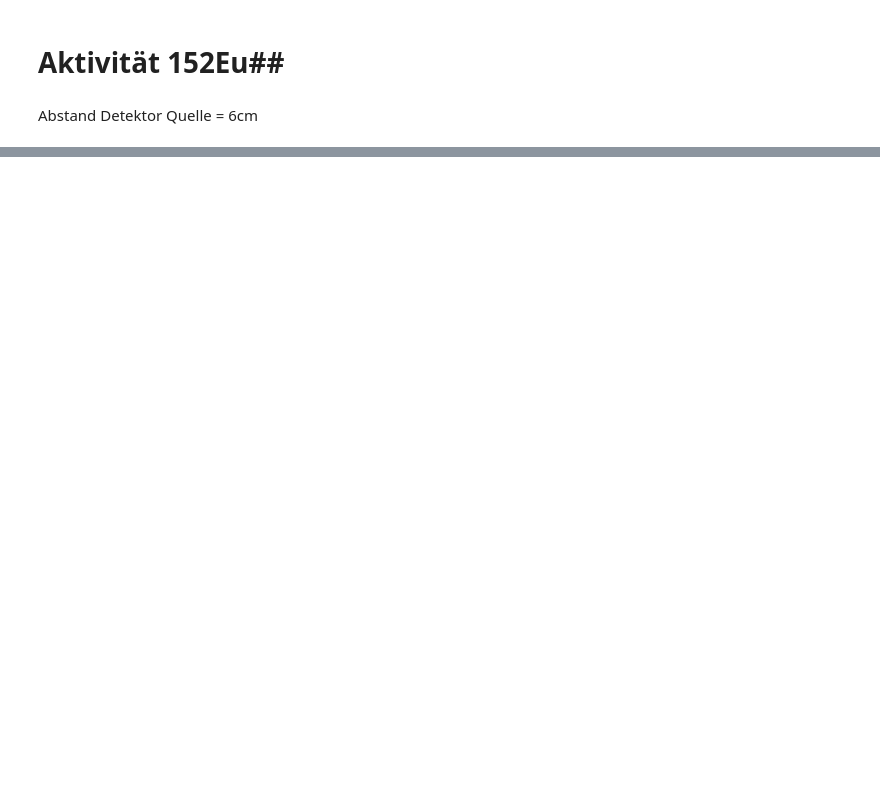
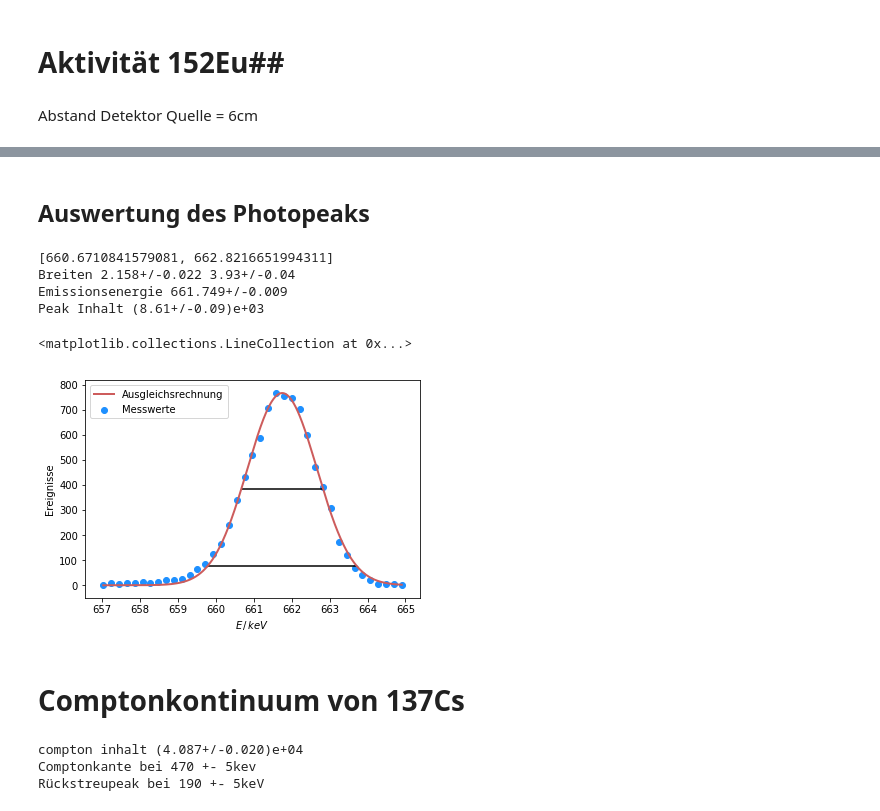
Before and after one commit to felixlandmeyer/MasterFP, a Jupyter notebook: GermaniumDetektor/Auswertung/Auswertung.ipynb, the cells around one changed output, grey strips where cells are left out. Drawn from its saved outputs; the diff is of its cells as text; code cells hidden in the pictures; blank space fills up the shorter version.

Commit message:
Auswertung soweit fertig

```diff
--- a/GermaniumDetektor/Auswertung/Auswertung.ipynb
+++ b/GermaniumDetektor/Auswertung/Auswertung.ipynb
@@ -87,0 +129,4 @@ seconds_gone
+# %%
+activity = act(seconds_gone, halftime)
+r = 7.5e-2 ### 6cm abstand + 1.5cm Detektorhaube
+print(activity)
@@ -87,0 +207,69 @@ seconds_gone
+# %% [markdown]
+## Auswertung des Photopeaks
+# %%
+df_PP = df_Cs[df_Cs['energy'].between(657, 665)] ###### wir betrachten nur Photopeak
+
+def gaus(E,a,E0,sigma):
+    return a*np.exp(-(E-E0)**2/(2*sigma**2))
+
+params_gaus, cov = curve_fit(gaus, df_PP["energy"], noms(df_PP["counts"]), p0 = [1,661.5,1])
+errors_gaus = np.sqrt(np.diag(cov))
+x_fit = np.linspace(min(df_PP["energy"]), max(df_PP["energy"]), 1000)
+
+Amp = ufloat(params_gaus[0],errors_gaus[0])
+E0 = ufloat(params_gaus[1],errors_gaus[1])
+sigma = ufloat(params_gaus[2], errors_gaus[2])
+
+FWHM = 2 * np.sqrt(2*np.log(2)) * sigma
+FWTM = 2 * np.sqrt(2*np.log(10)) * sigma
+peak_inhalt = sum(df_PP["counts"])
+
+half_width = [min(x_fit[gaus(x_fit,*params_gaus) >= Amp/2]), max(x_fit[gaus(x_fit,*params_gaus) >= Amp/2])]
+tenth_width = [min(x_fit[gaus(x_fit,*params_gaus) >= Amp/10]), max(x_fit[gaus(x_fit,*params_gaus) >= Amp/10])]
+
+
+print(half_width)
+print("Breiten",FWHM,FWTM)
+print("Emissionsenergie",E0)
+print("Peak Inhalt",peak_inhalt)
+
+
+fig,ax = plt.subplots()
+ax.plot(x_fit, gaus(x_fit, *params_gaus),color = "indianred",linewidth = 2, label = r"Ausgleichsrechnung")
+ax.scatter(df_PP["energy"], noms(df_PP["counts"]),c = "dodgerblue", label = r"Messwerte")
+ax.set_xlabel(r"$E \,/\, keV$")
+ax.set_ylabel(r"Ereignisse")
+ax.legend(loc = "best")
+ax.hlines(noms(Amp/2),half_width[0],half_width[1])
+ax.hlines(noms(Amp/10), tenth_width[0], tenth_width[1])
+# %% [output]
+[660.6710841579081, 662.8216651994311]
+Breiten 2.158+/-0.022 3.93+/-0.04
+Emissionsenergie 661.749+/-0.009
+Peak Inhalt (8.61+/-0.09)e+03
+<matplotlib.collections.LineCollection at 0x...>
+[figure, added]
+# %% [markdown]
+# Comptonkontinuum von 137Cs
+# %%
+df_com = df_Cs[df_Cs['energy'].between(0, 510)] ###### wir betrachten nur Compton Continuum
+df_back = df_com[df_com["energy"].between(150,250)]
+df_kante = df_com[df_com["energy"].between(420,480)]
+
+def gaus(E,a,E0,sigma,c):
+    return a*np.exp(-(E-E0)**2/(2*sigma**2)) +c
+
+params_backscat, cov = curve_fit(gaus,df_back["energy"],noms(df_back["counts"]) , p0 = [40,190,1,1])
+errors_backscat = np.sqrt(np.diag(cov))
+x_back = np.linspace(180,210,1000)
+energy_backscat = ufloat(params_backscat[1],errors_backscat[1])
+
+compton_inhalt = sum(df_com["counts"][df_com["energy"].between(0,480)])
+
+print("compton inhalt", compton_inhalt)
+print("Comptonkante bei 470 +- 5kev")
+print("Rückstreupeak bei 190 +- 5keV")
+# %% [output]
+compton inhalt (4.087+/-0.020)e+04
+Comptonkante bei 470 +- 5kev
+Rückstreupeak bei 190 +- 5keV
```
Also changed, not shown: parts of 32 cells of this notebook.
